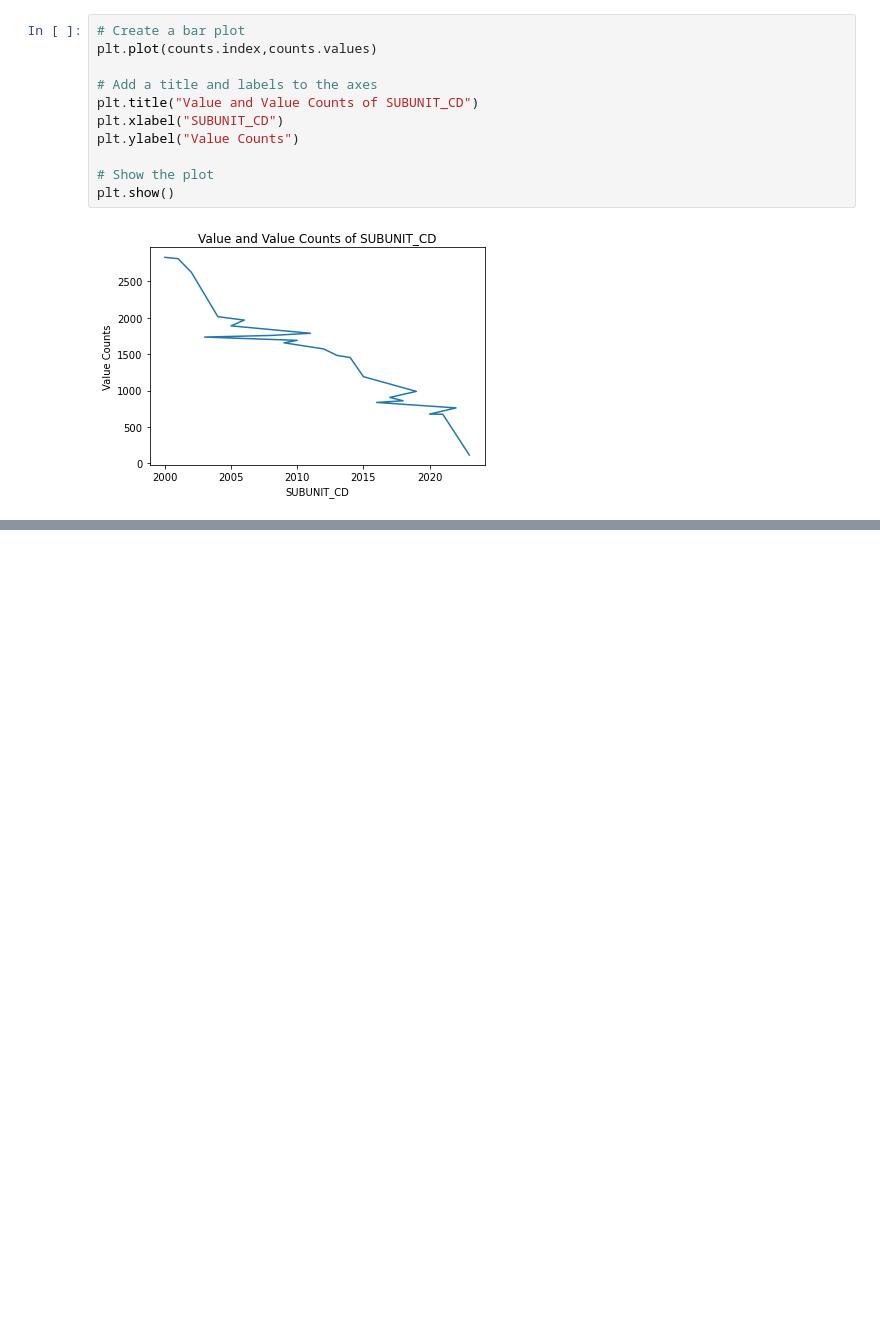
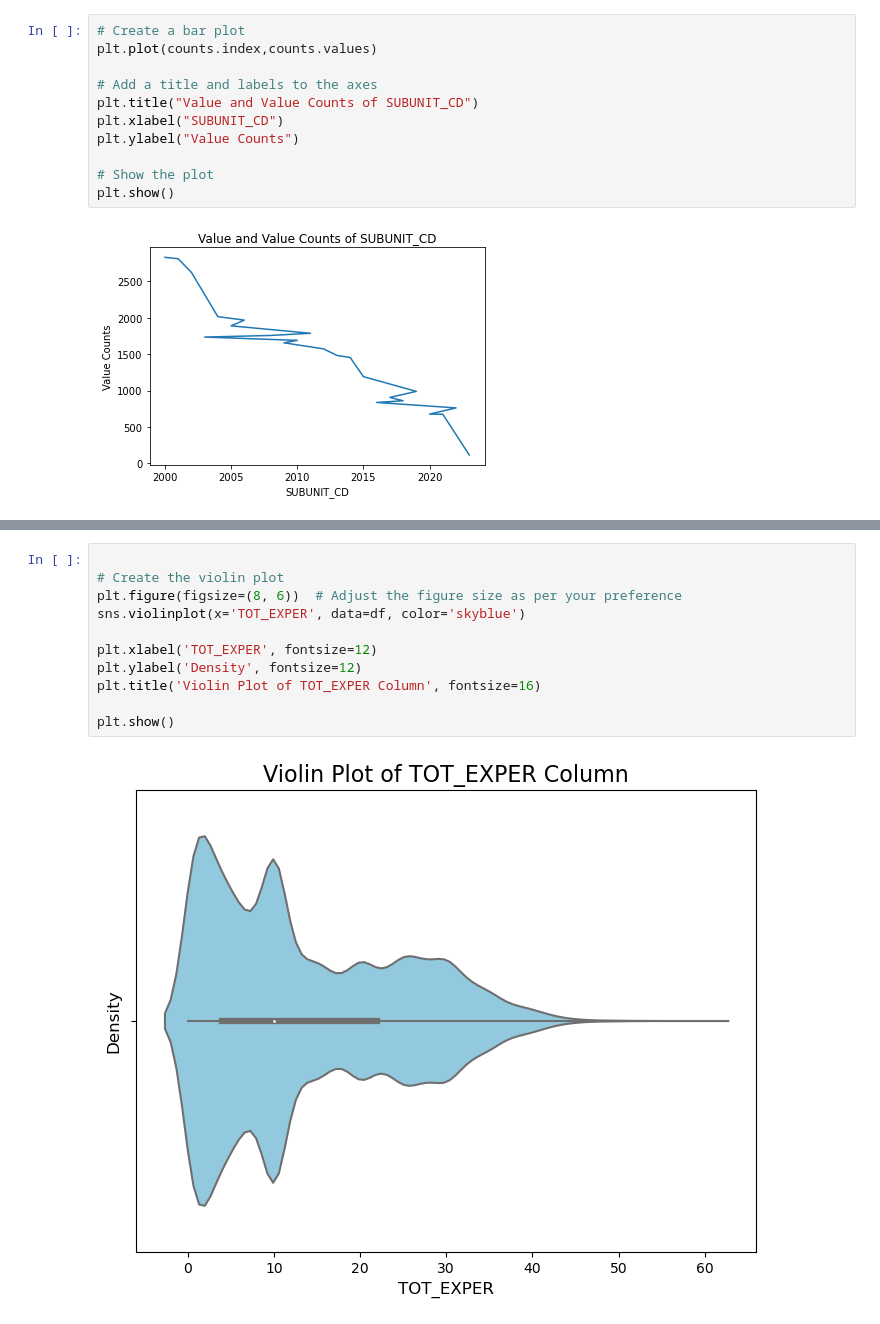
Before and after one commit to SrijanWMXJ/Trilytic, a Jupyter notebook: EDA.ipynb, the cells around one changed output, grey strips where cells are left out. Saved outputs shown, nothing was run; the diff lists cells and outputs as text; blank space fills up the shorter version.

```diff
--- a/EDA.ipynb
+++ b/EDA.ipynb
@@ -425,0 +445,13 @@ plt.show()
+# %%
+
+# Create the violin plot
+plt.figure(figsize=(8, 6))  # Adjust the figure size as per your preference
+sns.violinplot(x='TOT_EXPER', data=df, color='skyblue')
+
+plt.xlabel('TOT_EXPER', fontsize=12)
+plt.ylabel('Density', fontsize=12)
+plt.title('Violin Plot of TOT_EXPER Column', fontsize=16)
+
+plt.show()
+# %% [output]
+[figure, added]
```
Also changed, not shown: parts of 12 cells of this notebook.
